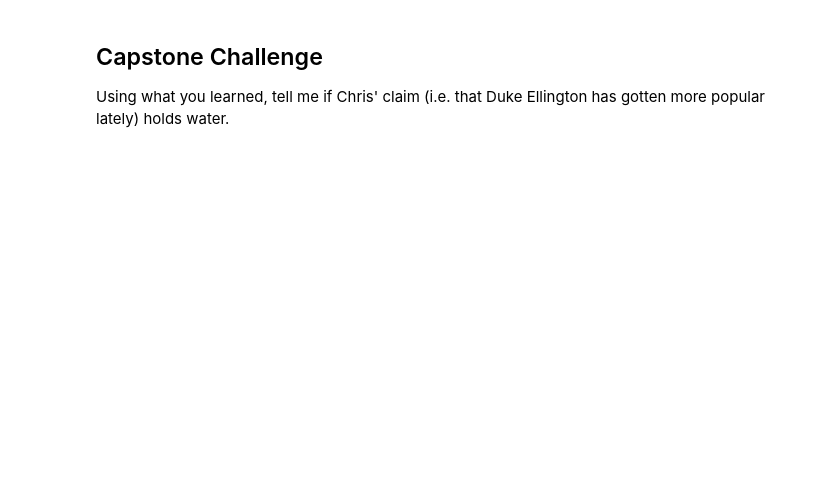
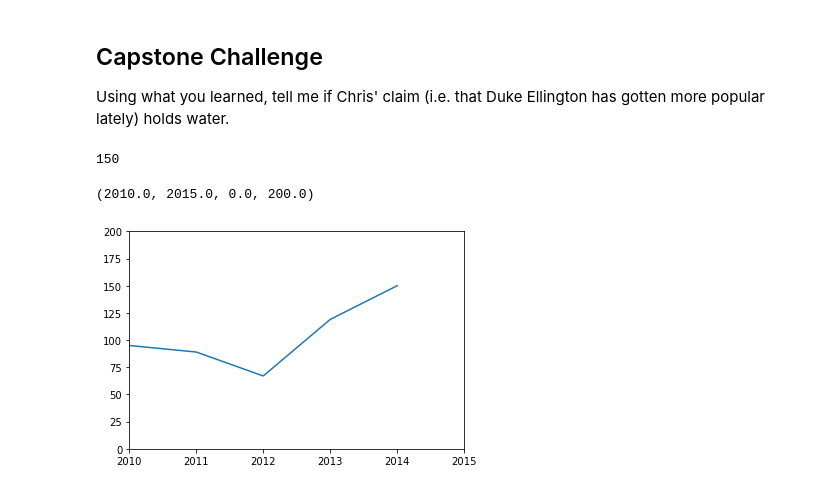
Before and after one commit to ucla-data-science-center/scrape-interwebz, a Jupyter notebook: 1_APIs/3_api_workbook.ipynb, the cells around one changed output. Drawn from its saved outputs; the diff is of its cells as text; code cells hidden in the pictures; blank space fills up the shorter version.

```diff
--- a/1_APIs/3_api_workbook.ipynb
+++ b/1_APIs/3_api_workbook.ipynb
@@ -435,0 +593,47 @@ Using what you learned, tell me if Chris' claim (i.e. that Duke Ellington has go
+# %%
+# for this challenge, we just need the number of hits.
+def get_api_hits(term, year):
+    '''
+    returns an integer, the number of hits (or articles) mentioning the given term
+    in the given year
+    '''
+    # set base url
+    base_url="http://api.nytimes.com/svc/search/v2/articlesearch"
+
+    # set response format
+    response_format=".json"
+
+    # set search parameters
+    search_params = {"q":term,
+                 "api-key":key,
+                 "begin_date": str(year) + "0101", # date must be in YYYYMMDD format
+                 "end_date":str(year) + "1231"}
+
+    # make request
+    r = requests.get(base_url+response_format, params=search_params)
+
+    # convert to a dictionary
+    data=json.loads(r.text)
+
+    # get number of hits
+    hits = data['response']['meta']['hits']
+    return(hits)
+# %%
+get_api_hits("Duke Ellington", 2014)
+# %% [output]
+150
+# %%
+# collect data
+years = range(2010, 2015)
+years
+
+all_duke = []
+for year in years:
+    all_duke.append(get_api_hits("Duke Ellington", year))
+# %%
+%matplotlib inline
+plt.plot(years, all_duke)
+plt.axis([2010, 2015, 0, 200])
+# %% [output]
+(2010.0, 2015.0, 0.0, 200.0)
+[figure, added]
```
Also changed, not shown: parts of 50 cells of this notebook, 3 other files.
